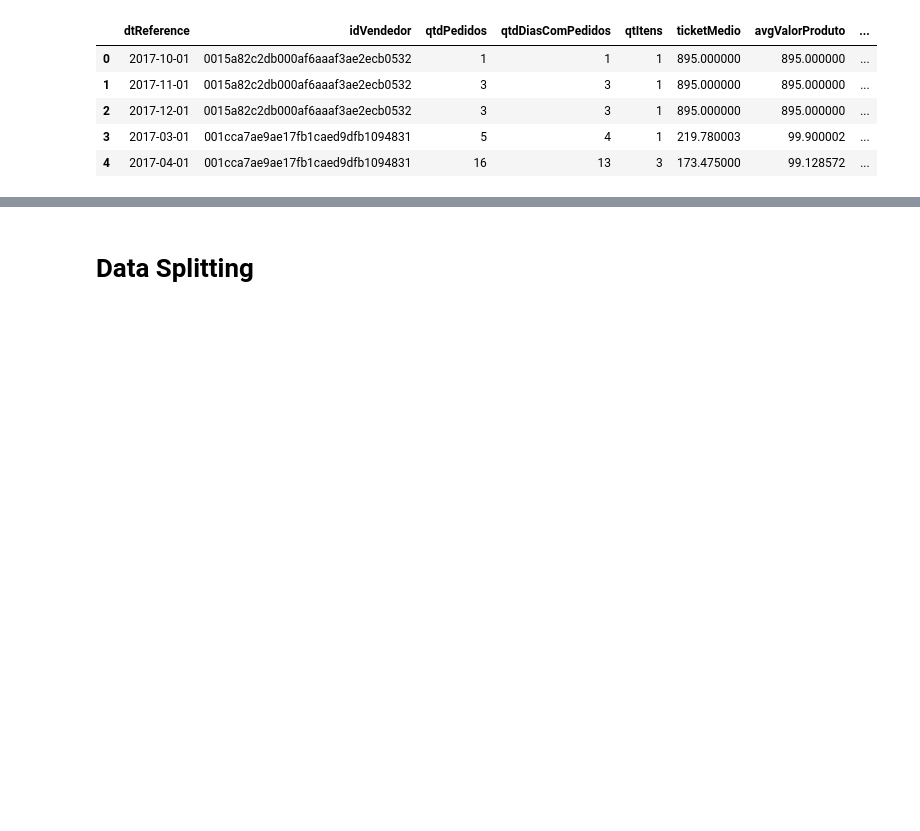
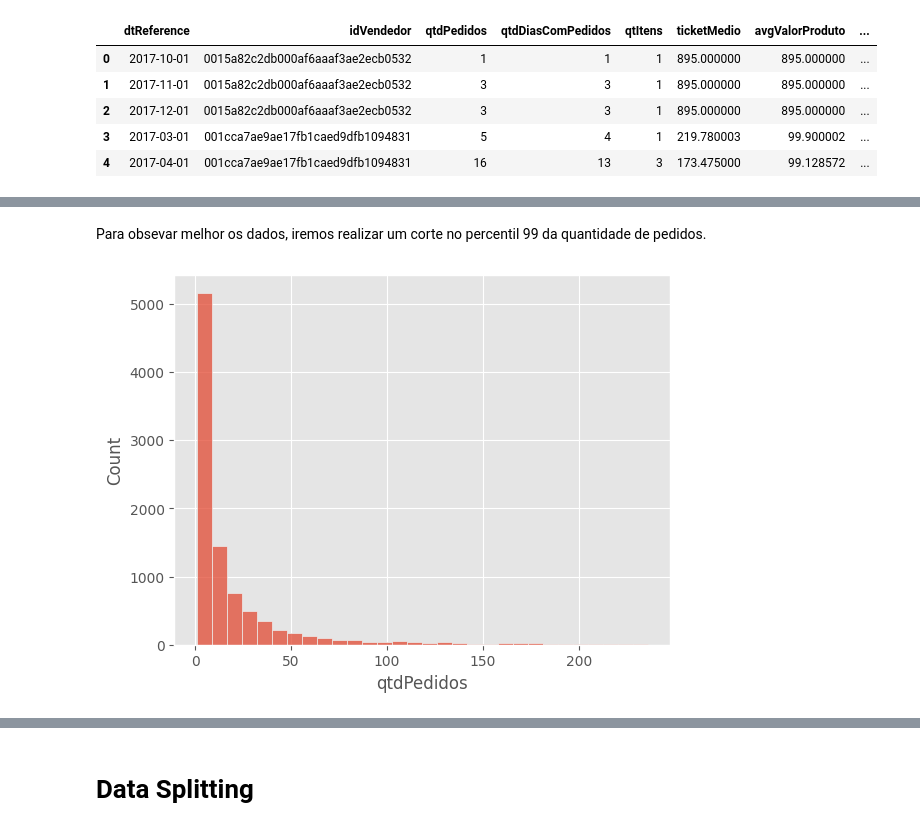
Before and after one commit to francismelojr/olist-churn-prediction, a Jupyter notebook: src/ml/model.ipynb, the cells around one changed output, grey strips where cells are left out. Cells and saved outputs as stored; diff of their text form; code cells hidden in the pictures; blank space fills up the shorter version.

```diff
--- a/src/ml/model.ipynb
+++ b/src/ml/model.ipynb
@@ -38,0 +114,7 @@ df[int_columns] = df[int_columns].astype(float)
+# %% [markdown]
+Para obsevar melhor os dados, iremos realizar um corte no percentil 99 da quantidade de pedidos.
+# %%
+p99 = np.percentile(df['qtdPedidos'], 99)
+sns.histplot(df['qtdPedidos'][df['qtdPedidos'] < p99], bins=30);
+# %% [output]
+[figure, added]
```
Also changed, not shown: parts of 26 cells of this notebook.
